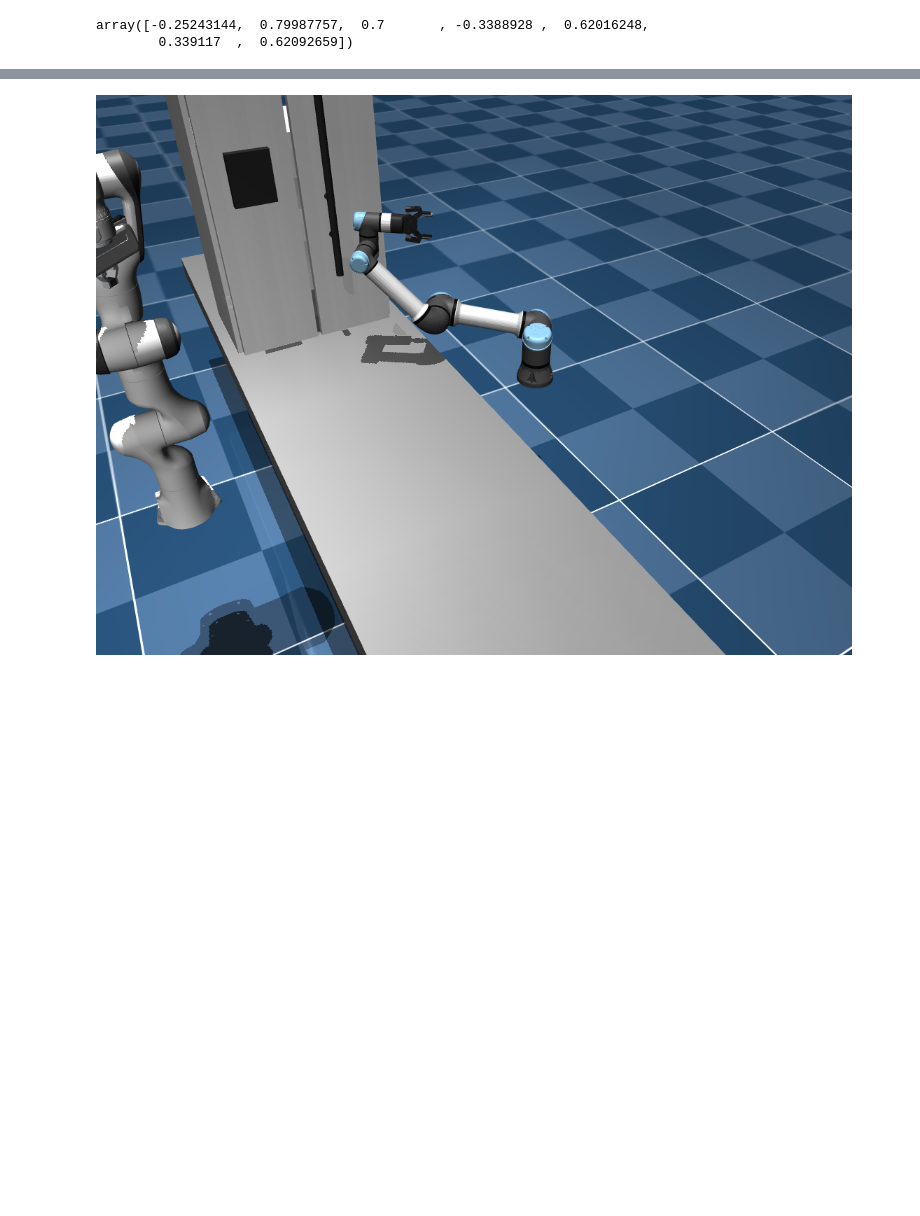
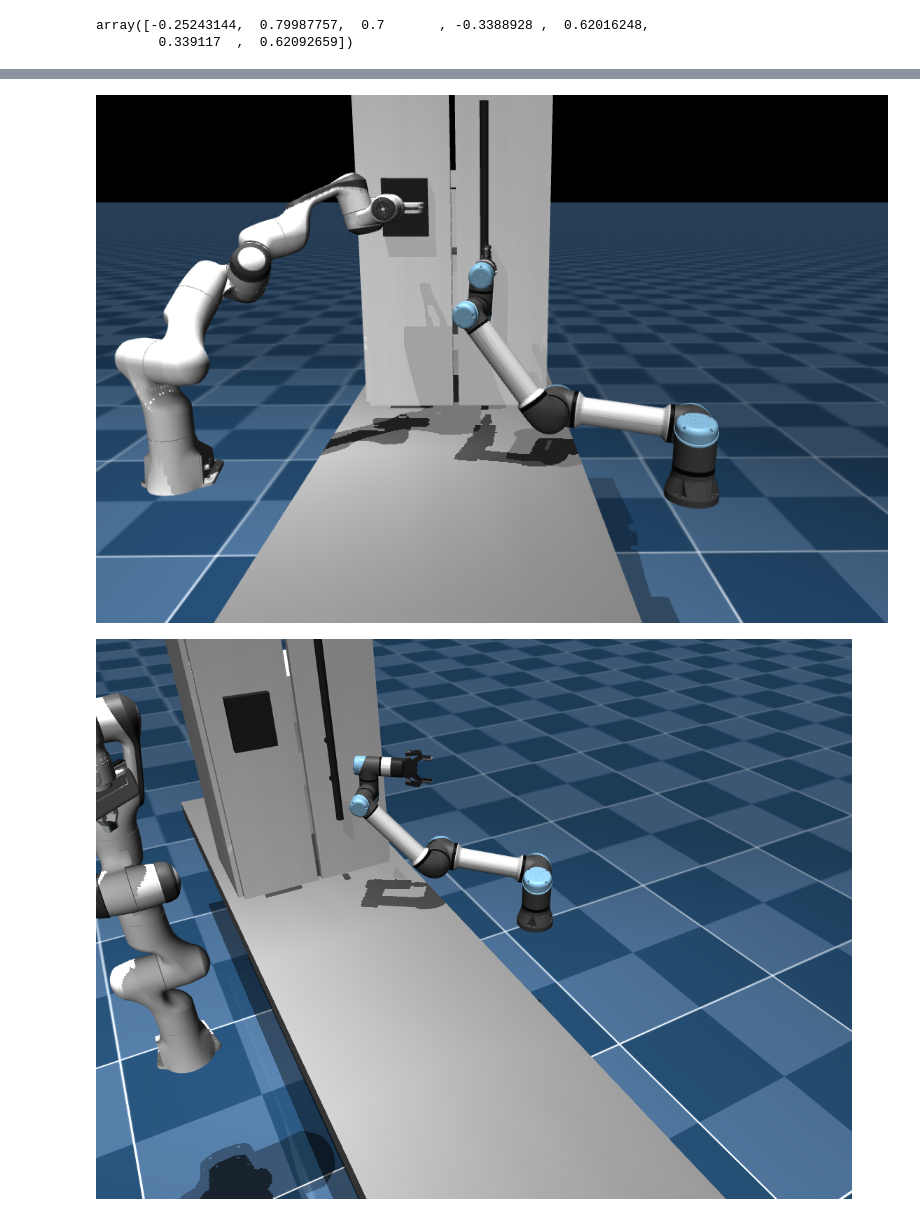
Before and after one commit to vignesh-anand/robot-collab-v2, a Jupyter notebook: testing_pyMJCF.ipynb, the cells around one changed output, grey strips where cells are left out. Cells and saved outputs as stored; diff of their text form; code cells hidden in the pictures; blank space fills up the shorter version.

```diff
--- a/testing_pyMJCF.ipynb
+++ b/testing_pyMJCF.ipynb
@@ -172,19 +187,3 @@ Jupyter environment detected. Enabling Open3D WebVisualizer.
-# %%
-robots = {
-            "panda": {
-                "robot_config": append_robot_names("panda", PANDA_CONSTANTS.copy()),
-                "robot_type": "panda",
-                "file": 'rocobench/envs/assets/panda/panda.xml',
-                "worldbody_site_pos": [0.4, -0.2, 0.2]
-
-            },
-            "ur5e":{
-                "robot_config": append_robot_names("ur5e", UR5E_ROBOTIQ_CONSTANTS.copy()),
-                "robot_type": "ur5e",
-                "file": 'rocobench/envs/assets/ur5e_robotiq/ur5e_robotiq_full.xml',
-                "worldbody_site_pos": [0.2, 1.2, 0.1]
-            }
-        }
 # %% [markdown]
 ## Task Base Class
 # %%
@@ -194,9 +193,10 @@ from typing import Callable, List, Optional, Tuple, Union, Dict, Set, Any, Froze
 class BaseTask():
     # model = mjcf.RootElement()
     # physics = None
-    def __init__(self, model_name:str = ""):
+    def __init__(self, model_name:str = "", project_root_dir = ""):
         self.model = mjcf.RootElement(model=model_name)
 
+        self.project_root_dir = project_root_dir
         ## Set the gloabl parameters
         self.global_params()
 
@@ -2545,14 +2426,17 @@ for i, pose in enumerate(pose_list):
     if result.success.item():
         plan = result.get_interpolated_plan()
         trajectory = trajectory.stack(plan.clone())
+        if(i == 0):
+            trajectory_door = trajectory[-1].clone()
+            door_grasp_idx = len(trajectory) - 1
         motion_time += result.motion_time
     else:
         print(i, "fail", result.status)
 print("Motion Time (s):", motion_time)
 ur5e_trajectory = trajectory.position.clone()
 
-trajectory_doorhinge = trajectory[-1].clone()
-door_grasp_idx = len(trajectory) - 1
+# trajectory_doorhinge = trajectory[-1].clone()
+# door_grasp_idx = len(trajectory) - 1
 # print("Trajectory: ", trajectory[-1])
 # %% [output]
 WARNING:curobo:Interpolation buffer shape is smaller than steps_max, creating new buffer of shape tensor(148, device='cuda:0', dtype=torch.int32)
@@ -2650,5 +2534,15 @@ torch.Size([351, 8]) torch.Size([382, 7])
 [0. 0. 0. 0. 0. 0. 0. 0.]
 [0, 1, 2, 3, 4, 5, 6, 7]
+# %%
+with doorcabinet.physics.reset_context():
+    doorcabinet.physics.data.qpos[doorcabinet.joint_ids["panda"]["qpos"]] = panda_trajectory[-1].cpu().detach().numpy()
+    doorcabinet.physics.data.qpos[doorcabinet.joint_ids["ur5e"]["qpos"]] = ur5e_trajectory[140].cpu().detach().numpy()
+
+    doorcabinet.physics.step()
+    img = PIL.Image.fromarray(doorcabinet.physics.render(camera_id=4, width = 900, height = 600))
+img
+# %% [output]
+[figure, added]
 # %%
 # traj["panda"]["position"][-1]
 ### Rendering Panda against Keycard ###
```
Also changed, not shown: parts of 26 cells of this notebook, 4 other files.
